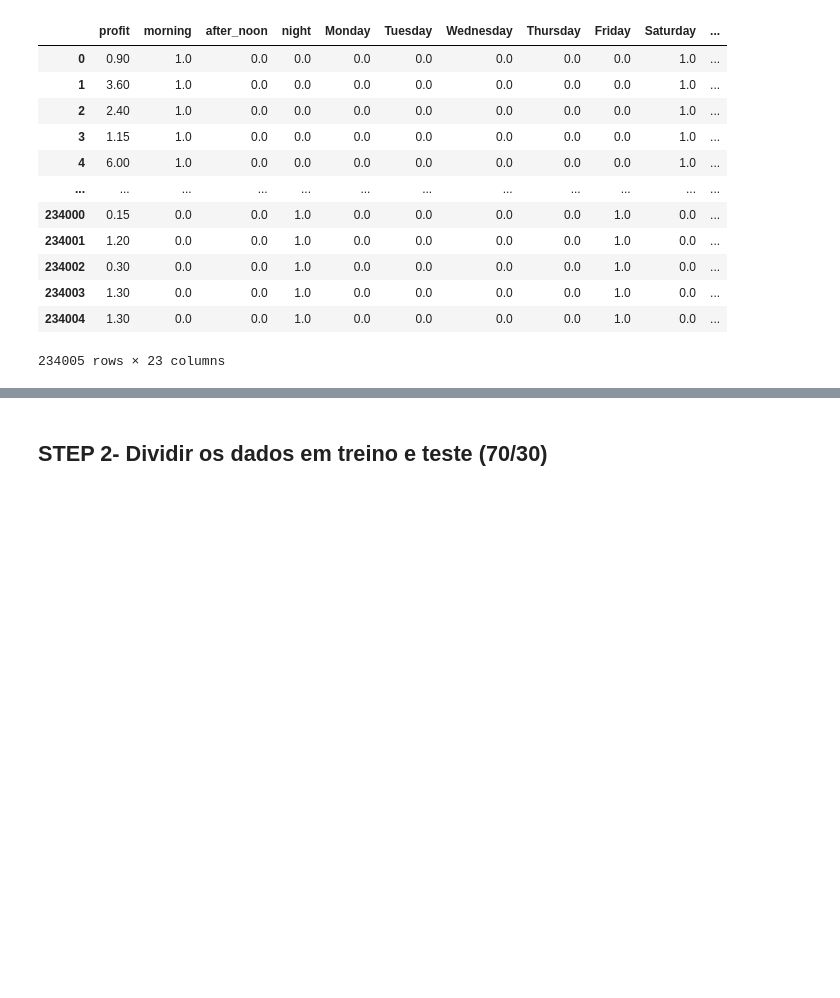
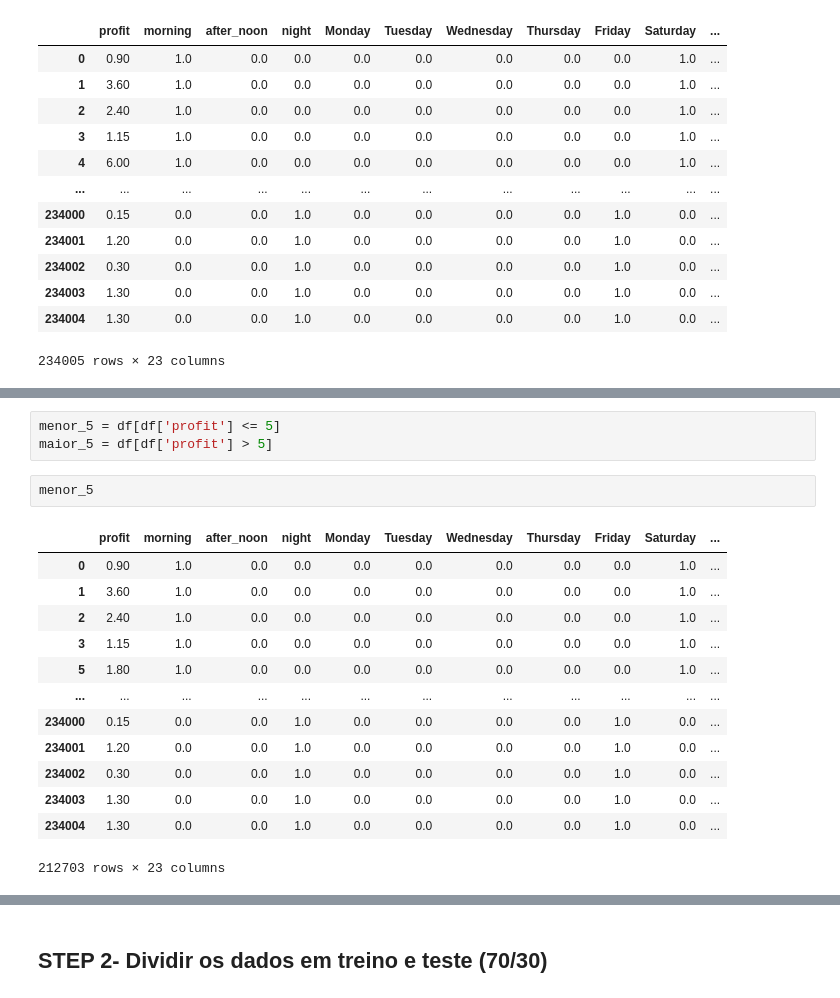
Before and after one commit to mauriciobenjamin700/8-periodo, a Jupyter notebook: sistemas-inteligentes/class/2024-10-23/gradient_descent.ipynb, the cells around one changed output, grey strips where cells are left out. Saved outputs shown, nothing was run; the diff lists cells and outputs as text; blank space fills up the shorter version.

```diff
--- a/sistemas-inteligentes/class/2024-10-23/gradient_descent.ipynb
+++ b/sistemas-inteligentes/class/2024-10-23/gradient_descent.ipynb
@@ -35,0 +54,19 @@ df
+# %%
+menor_5 = df[df['profit'] <= 5]
+maior_5 = df[df['profit'] > 5]
+# %%
+menor_5
+# %% [output]
+|  | profit | morning | after_noon | night | Monday | Tuesday | Wednesday | Thursday | Friday | Saturday | ... |
+| 0 | 0.90 | 1.0 | 0.0 | 0.0 | 0.0 | 0.0 | 0.0 | 0.0 | 0.0 | 1.0 | ... |
+| 1 | 3.60 | 1.0 | 0.0 | 0.0 | 0.0 | 0.0 | 0.0 | 0.0 | 0.0 | 1.0 | ... |
+| 2 | 2.40 | 1.0 | 0.0 | 0.0 | 0.0 | 0.0 | 0.0 | 0.0 | 0.0 | 1.0 | ... |
+| 3 | 1.15 | 1.0 | 0.0 | 0.0 | 0.0 | 0.0 | 0.0 | 0.0 | 0.0 | 1.0 | ... |
+| 5 | 1.80 | 1.0 | 0.0 | 0.0 | 0.0 | 0.0 | 0.0 | 0.0 | 0.0 | 1.0 | ... |
+| ... | ... | ... | ... | ... | ... | ... | ... | ... | ... | ... | ... |
+| 234000 | 0.15 | 0.0 | 0.0 | 1.0 | 0.0 | 0.0 | 0.0 | 0.0 | 1.0 | 0.0 | ... |
+| 234001 | 1.20 | 0.0 | 0.0 | 1.0 | 0.0 | 0.0 | 0.0 | 0.0 | 1.0 | 0.0 | ... |
+| 234002 | 0.30 | 0.0 | 0.0 | 1.0 | 0.0 | 0.0 | 0.0 | 0.0 | 1.0 | 0.0 | ... |
+| 234003 | 1.30 | 0.0 | 0.0 | 1.0 | 0.0 | 0.0 | 0.0 | 0.0 | 1.0 | 0.0 | ... |
+| 234004 | 1.30 | 0.0 | 0.0 | 1.0 | 0.0 | 0.0 | 0.0 | 0.0 | 1.0 | 0.0 | ... |
+212703 rows × 23 columns
```
Also changed, not shown: parts of 23 cells of this notebook.
